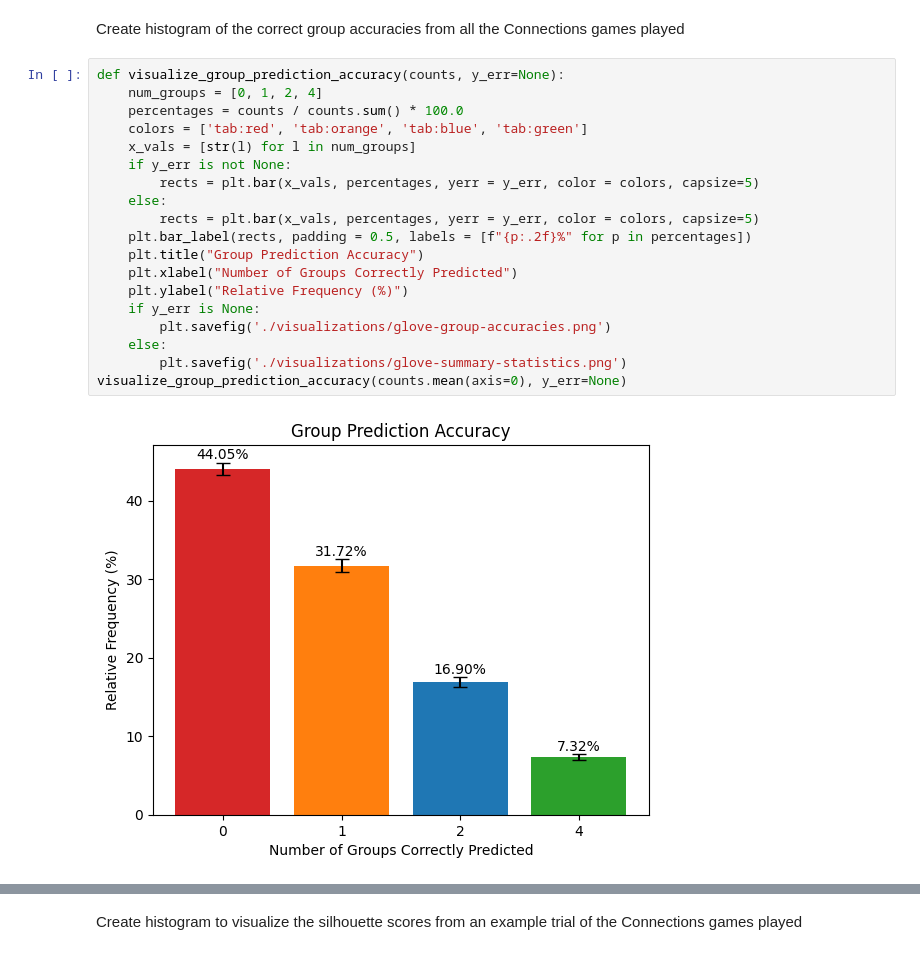
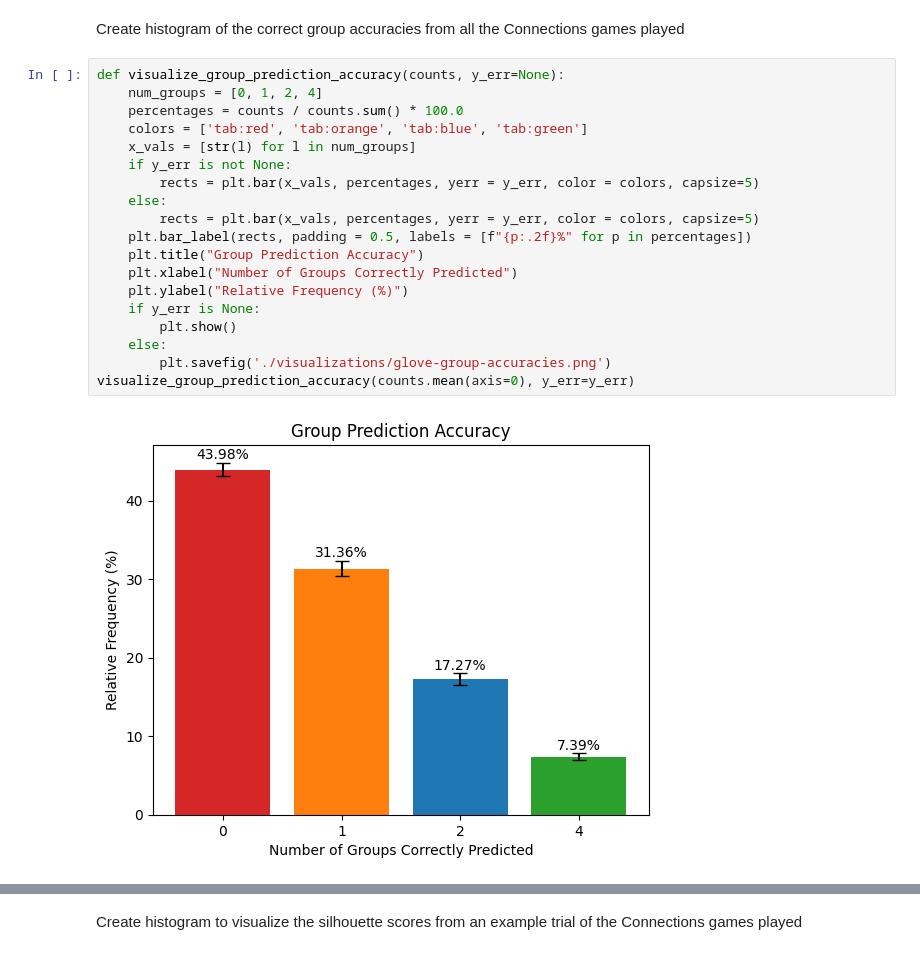
Before and after one commit to BenjaminHinchliff/CSC480-nyt-connections, a Jupyter notebook: glove.ipynb, the cells around one changed output, grey strips where cells are left out. Cells and saved outputs as stored; diff of their text form.

```diff
--- a/glove.ipynb
+++ b/glove.ipynb
@@ -147,24 +147,24 @@ Create histogram of the correct group accuracies from all the Connections games
 # %%
 def visualize_group_prediction_accuracy(counts, y_err=None):
     num_groups = [0, 1, 2, 4]
     percentages = counts / counts.sum() * 100.0
     colors = ['tab:red', 'tab:orange', 'tab:blue', 'tab:green']
     x_vals = [str(l) for l in num_groups]
     if y_err is not None:
         rects = plt.bar(x_vals, percentages, yerr = y_err, color = colors, capsize=5)
     else:
         rects = plt.bar(x_vals, percentages, yerr = y_err, color = colors, capsize=5)
     plt.bar_label(rects, padding = 0.5, labels = [f"{p:.2f}%" for p in percentages])
     plt.title("Group Prediction Accuracy")
     plt.xlabel("Number of Groups Correctly Predicted")
     plt.ylabel("Relative Frequency (%)")
     if y_err is None:
+        plt.show()
+    else:
         plt.savefig('./visualizations/glove-group-accuracies.png')
-    else:
-        plt.savefig('./visualizations/glove-summary-statistics.png')
-visualize_group_prediction_accuracy(counts.mean(axis=0), y_err=None)
+visualize_group_prediction_accuracy(counts.mean(axis=0), y_err=y_err)
 # %% [output]
-[figure, old version]
+[figure, new version]
 # %%
 visualize_group_prediction_accuracy(counts.mean(axis=0), y_err)
 # %% [output]
```
Also changed, not shown: parts of 8 cells of this notebook, 10 other files.
